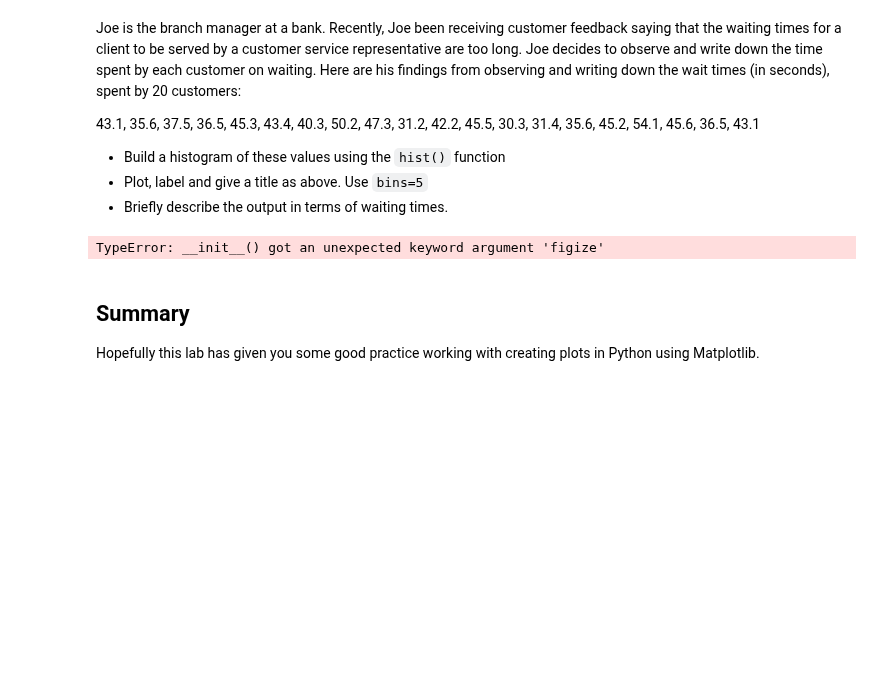
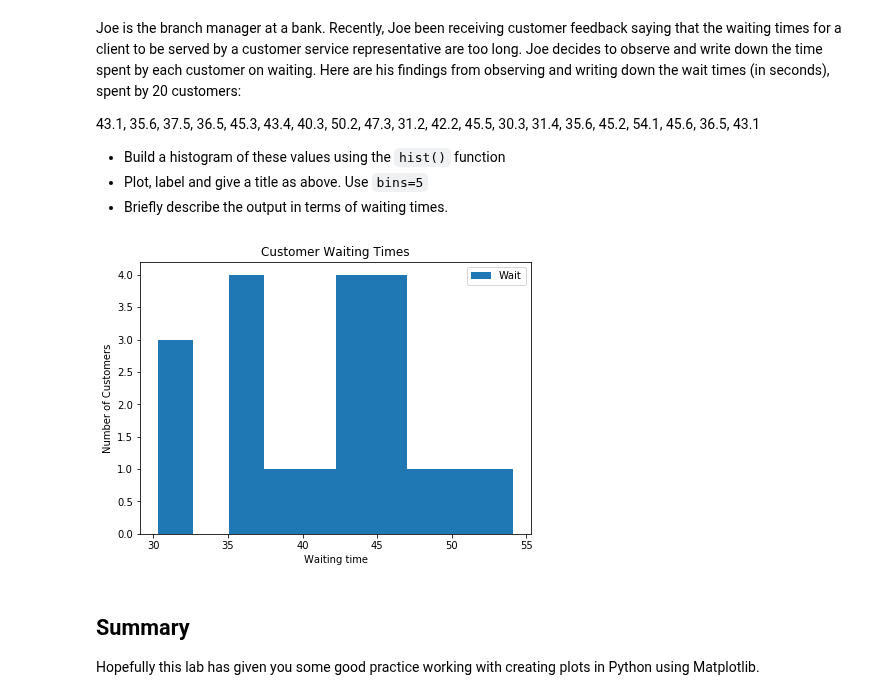
Before and after one commit to ZMBailey/dsc-0-01-22-visualizing-data-lab-seattle-ds-career-040119, a Jupyter notebook: index.ipynb, the cells around one changed output. Saved outputs shown, nothing was run; the diff lists cells and outputs as text; code cells hidden in the pictures; blank space fills up the shorter version.

```diff
--- a/index.ipynb
+++ b/index.ipynb
@@ -96,18 +96,18 @@ Joe is the branch manager at a bank. Recently, Joe been receiving customer feedb
 # %%
 x = [43.1, 35.6, 37.5, 36.5, 45.3, 43.4, 40.3, 50.2, 47.3, 31.2, 42.2, 45.5, 30.3, 31.4, 35.6, 45.2, 54.1, 45.6, 36.5, 43.1]
 
 #Plot the distogram with hist() function
-plt.figure(figize=(7,5))
+plt.figure(figsize=(7,5))
 plt.hist(x,label='Wait')
 # Label, give title and show the plot
 plt.ylabel('Number of Customers')
 plt.xlabel('Waiting time')
 plt.title('Customer Waiting Times')
 plt.legend()
 
 plt.show()
 # %% [output]
-TypeError: __init__() got an unexpected keyword argument 'figize'
+[figure, added]
 # %% [markdown]
 ## Summary
 
```
